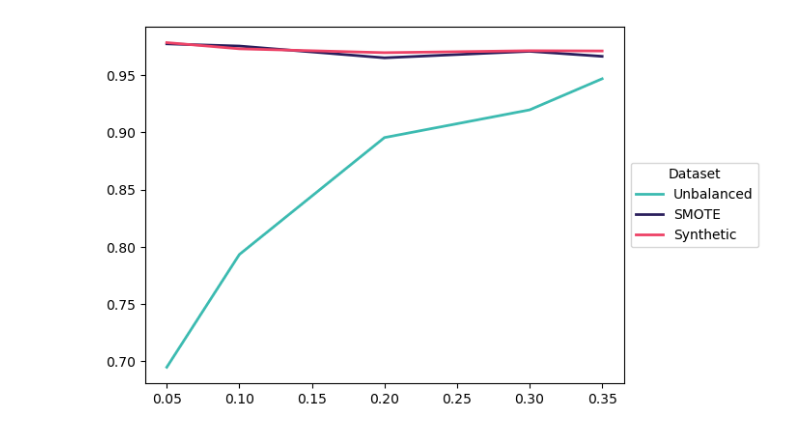
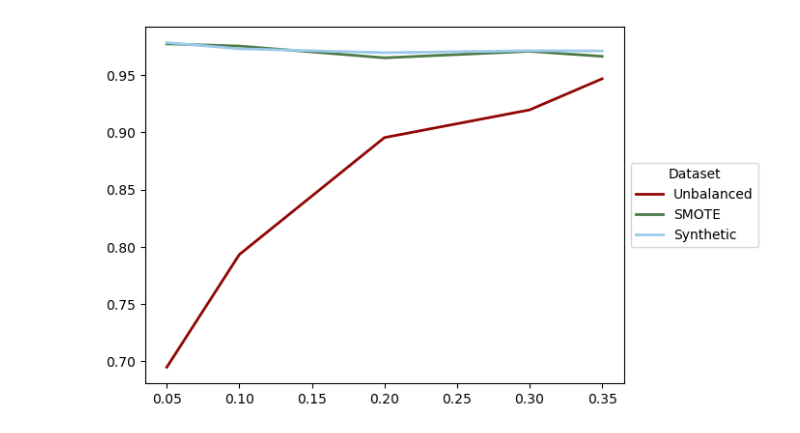
Before and after one commit to sprice134/MQP-2023, a Jupyter notebook: Code/Wole-Paper1/finalVersions/augmentationImbalnceTrends.ipynb, the cells around one changed output. Drawn from its saved outputs; the diff is of its cells as text; code cells hidden in the pictures.

```diff
--- a/Code/Wole-Paper1/finalVersions/augmentationImbalnceTrends.ipynb
+++ b/Code/Wole-Paper1/finalVersions/augmentationImbalnceTrends.ipynb
@@ -34,37 +34,37 @@ WBC
 RAW DATA
 [0.9456638262506314, 0.9537830712303423, 0.9519177506340186, 0.9313956713120032, 0.9519177506340186] -> 0.9469
 [0.9106121575865735, 0.925621054552089, 0.9235881155881156, 0.9086864235769785, 0.9301701261701263] -> 0.9197
 [0.8770965952430483, 0.9058167812579578, 0.9070680712476378, 0.8749210369953403, 0.912400028591979] -> 0.8955
 [0.7909973359973359, 0.8516233766233766, 0.7872222222222222, 0.741919191919192, 0.7947979797979798] -> 0.7933
 [0.7006349206349206, 0.6666666666666667, 0.75, 0.6333333333333333, 0.7233333333333334] -> 0.6948
 SMOTE DATA
 [0.9644141871301887, 0.9660464651519189, 0.9708025595169572, 0.9604697142214047, 0.9707497053943357] -> 0.9665
 [0.9611902866714788, 0.9718002553647652, 0.9765718464350609, 0.9698234273625375, 0.975352163442051] -> 0.9709
 [0.9494955105164327, 0.9684521860248323, 0.9722259052351871, 0.9672028290277032, 0.9684521860248323] -> 0.9652
 [0.9658738540149248, 0.9786683142366446, 0.9755480694850336, 0.9787420964356093, 0.9786683142366446] -> 0.9755
 [0.9680770803315992, 0.9821925681694393, 0.9790150880214121, 0.9764449121060143, 0.9810692661840685] -> 0.9774
 Synthetic DATA
 [0.9702172486517755, 0.978508764324731, 0.976391764893212, 0.9532127158959771, 0.9774906659921131] -> 0.9712
 [0.9725292640279999, 0.9752294150384948, 0.977638064143686, 0.956567527331275, 0.9752294150384948] -> 0.9714
 [0.9726311781366965, 0.9764289485686654, 0.978889966341938, 0.9442572500132614, 0.9764536429753822] -> 0.9697
 [0.9749558584931475, 0.9809846275785127, 0.9821823620446128, 0.94507749808678, 0.9821823620446128] -> 0.9731
 [0.9772022263574929, 0.9800216383556176, 0.982294384766295, 0.9706369562549337, 0.982294384766295] -> 0.9785
 '''
 raw_wbc = [.9469, 0.9197, 0.8955, 0.7933, 0.6948]
 smote_wbc = [.9665, 0.9709, 0.9652, 0.9755, 0.9774]
 syn_wbc = [.9712, 0.9714, 0.9697, 0.9731, 0.9785]
 
 wbc_x_vals = [0.35, 0.3, 0.2, 0.1, 0.05]
 
-plt.plot(wbc_x_vals, raw_wbc,  label='Unbalanced', color='#3CBBB1', linewidth=2)
-plt.plot(wbc_x_vals, smote_wbc, label='SMOTE', color='#2A1E5C', linewidth=2)
-plt.plot(wbc_x_vals, syn_wbc, label='Synthetic', color='#EE4266', linewidth=2)
+plt.plot(wbc_x_vals, raw_wbc,  label='Unbalanced', color='#900603', linewidth=2)
+plt.plot(wbc_x_vals, smote_wbc, label='SMOTE', color='#4B7A47', linewidth=2)
+plt.plot(wbc_x_vals, syn_wbc, label='Synthetic', color='#9DCAEB', linewidth=2)
 plt.legend(title='Dataset',loc='center left', bbox_to_anchor=(1, 0.5))
 
 
 plt.show()
 # %% [output]
-[figure, old version]
+[figure, new version]
 # %%
 '''
 WDBC
```
Also changed, not shown: parts of 4 cells of this notebook, 7 other files.
